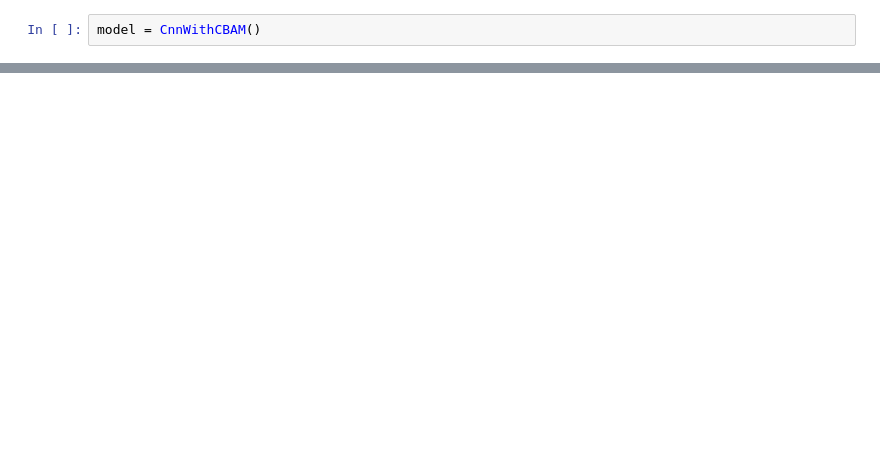
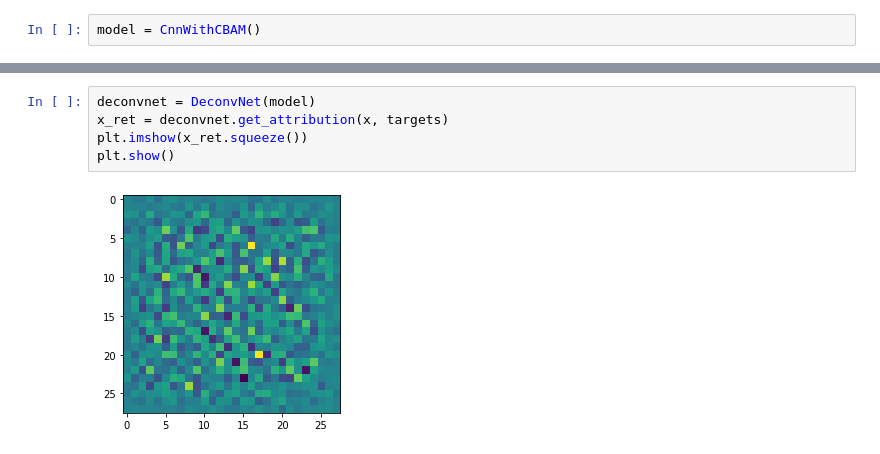
Before and after one commit to simonjisu/XAI, a Jupyter notebook: refactoring.ipynb, the cells around one changed output, grey strips where cells are left out. Saved outputs shown, nothing was run; the diff lists cells and outputs as text; blank space fills up the shorter version.

```diff
--- a/refactoring.ipynb
+++ b/refactoring.ipynb
@@ -515,0 +680,7 @@ tensor([[[[ 0.0000, -0.0625, -0.0625,  0.0000],
+# %%
+deconvnet = DeconvNet(model)
+x_ret = deconvnet.get_attribution(x, targets)
+plt.imshow(x_ret.squeeze())
+plt.show()
+# %% [output]
+[figure, added]
```
Also changed, not shown: parts of 35 cells of this notebook, 1 other file.
